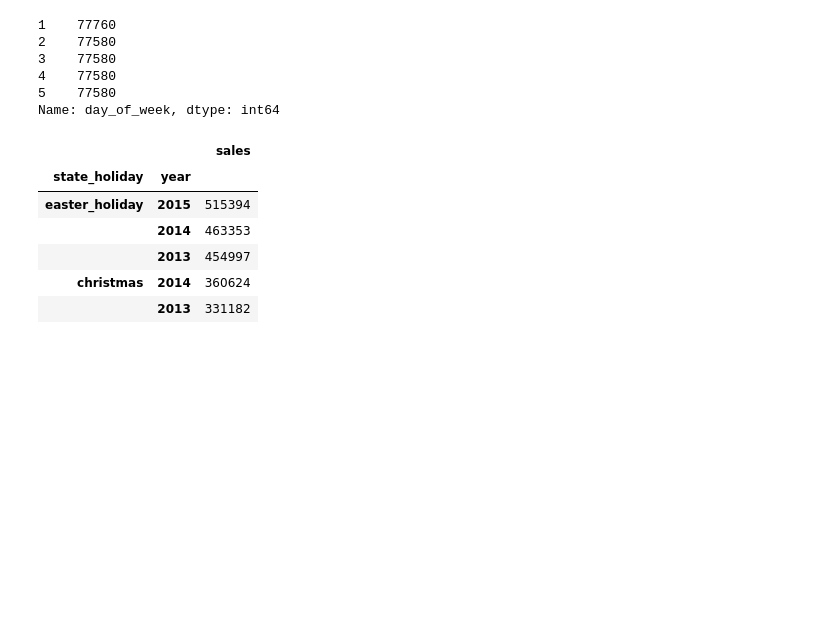
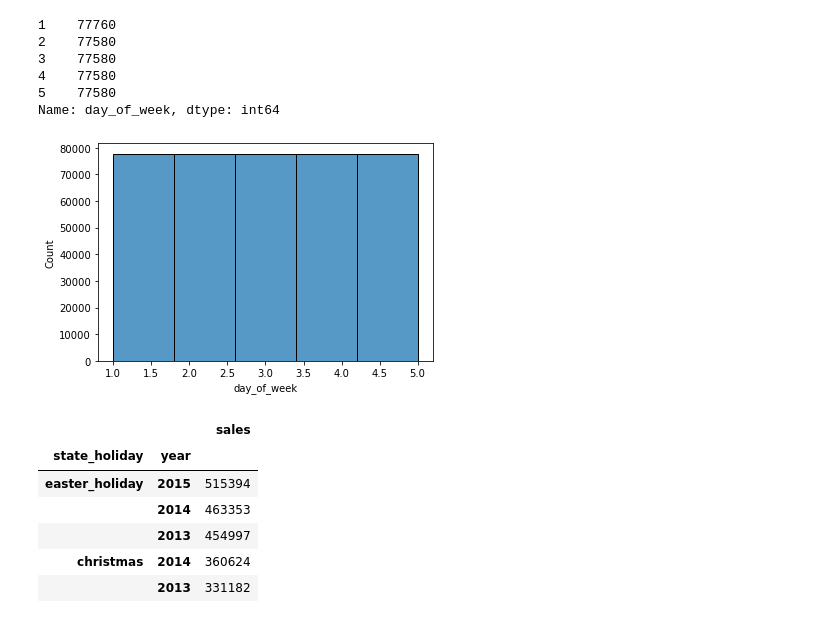
Before and after one commit to joaopasini/letscode_repository, a Jupyter notebook: Módulo 5 - Técnicas de Programação II - Python/Projeto/notebook.ipynb, the cells around one changed output. Saved outputs shown, nothing was run; the diff lists cells and outputs as text; code cells hidden in the pictures; blank space fills up the shorter version.

```diff
--- a/Módulo 5 - Técnicas de Programação II - Python/Projeto/notebook.ipynb
+++ b/Módulo 5 - Técnicas de Programação II - Python/Projeto/notebook.ipynb
@@ -360,6 +397,10 @@ sales.loc[sales['promo']==1, 'day_of_week'].value_counts() # dias 6 e 7 não tem
 4    77580
 5    77580
 Name: day_of_week, dtype: int64
+# %%
+sns.histplot(data=sales.loc[sales['promo']==1], x='day_of_week', bins=5);
+# %% [output]
+[figure, added]
 # %%
 # Em qual feriado as vendas são maiores, natal ou páscoa?
 mask=sales["state_holiday"].isin(["easter_holiday", "christmas"])
```
Also changed, not shown: parts of 9 cells of this notebook, 5 other files.
